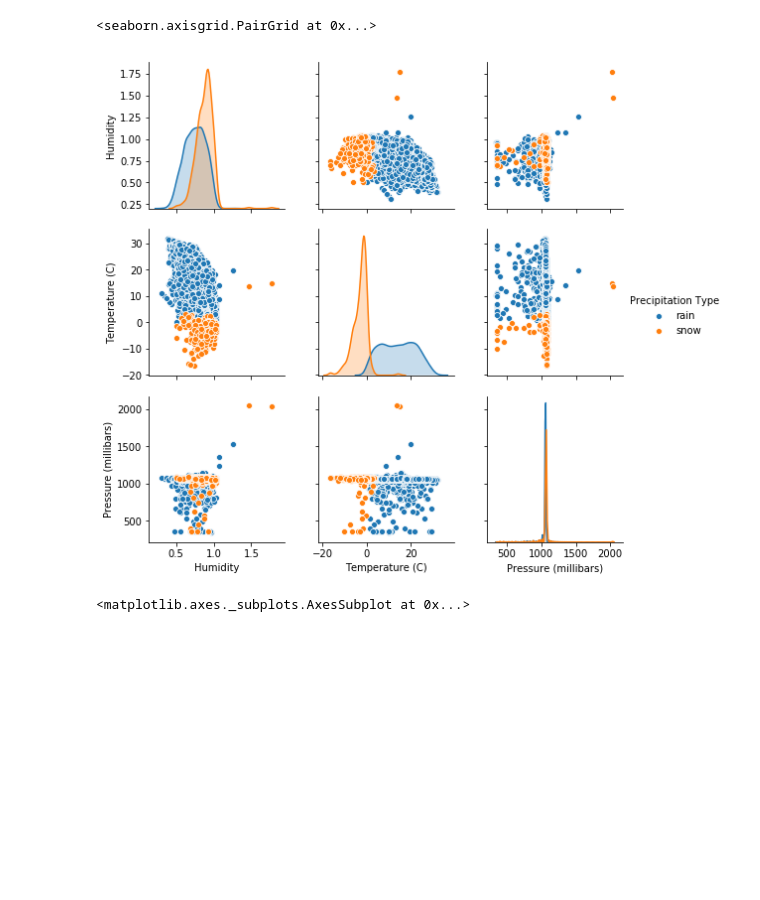
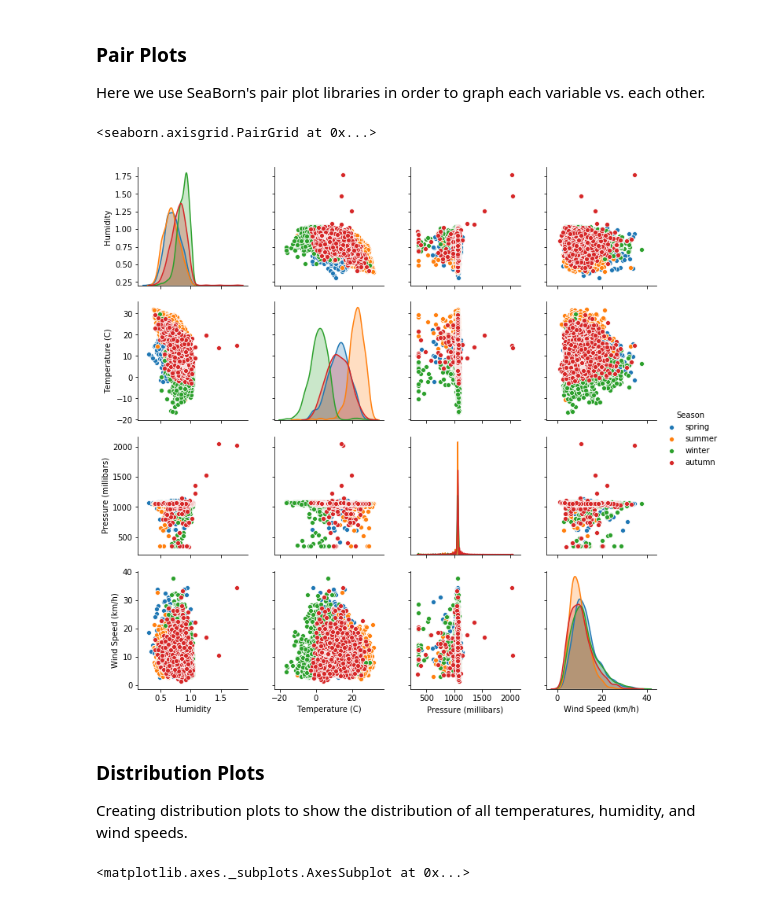
Before and after one commit to ColinChen1/ColinChen1.github.io, a Jupyter notebook: weather.ipynb, the cells around one changed output. Cells and saved outputs as stored; diff of their text form; code cells hidden in the pictures; blank space fills up the shorter version.

```diff
--- a/weather.ipynb
+++ b/weather.ipynb
@@ -148,8 +247,16 @@ temp_boxplot = sns.boxplot(x='Precipitation Type', y='Humidity', hue='Precipitat
+# %% [markdown]
+### Pair Plots
+
+Here we use SeaBorn's pair plot libraries in order to graph each variable vs. each other.
 # %%
-sns.pairplot(data=data, hue='Precipitation Type')
+sns.pairplot(data=data, hue='Season')
 # %% [output]
 <seaborn.axisgrid.PairGrid at 0x...>
-[figure, old version]
+[figure, new version]
+# %% [markdown]
+### Distribution Plots
+
+Creating distribution plots to show the distribution of all temperatures, humidity, and wind speeds.
 # %%
 sns.distplot(data['Temperature (C)'])
 # %% [output]
```
Also changed, not shown: parts of 23 cells of this notebook, 4 other files.
